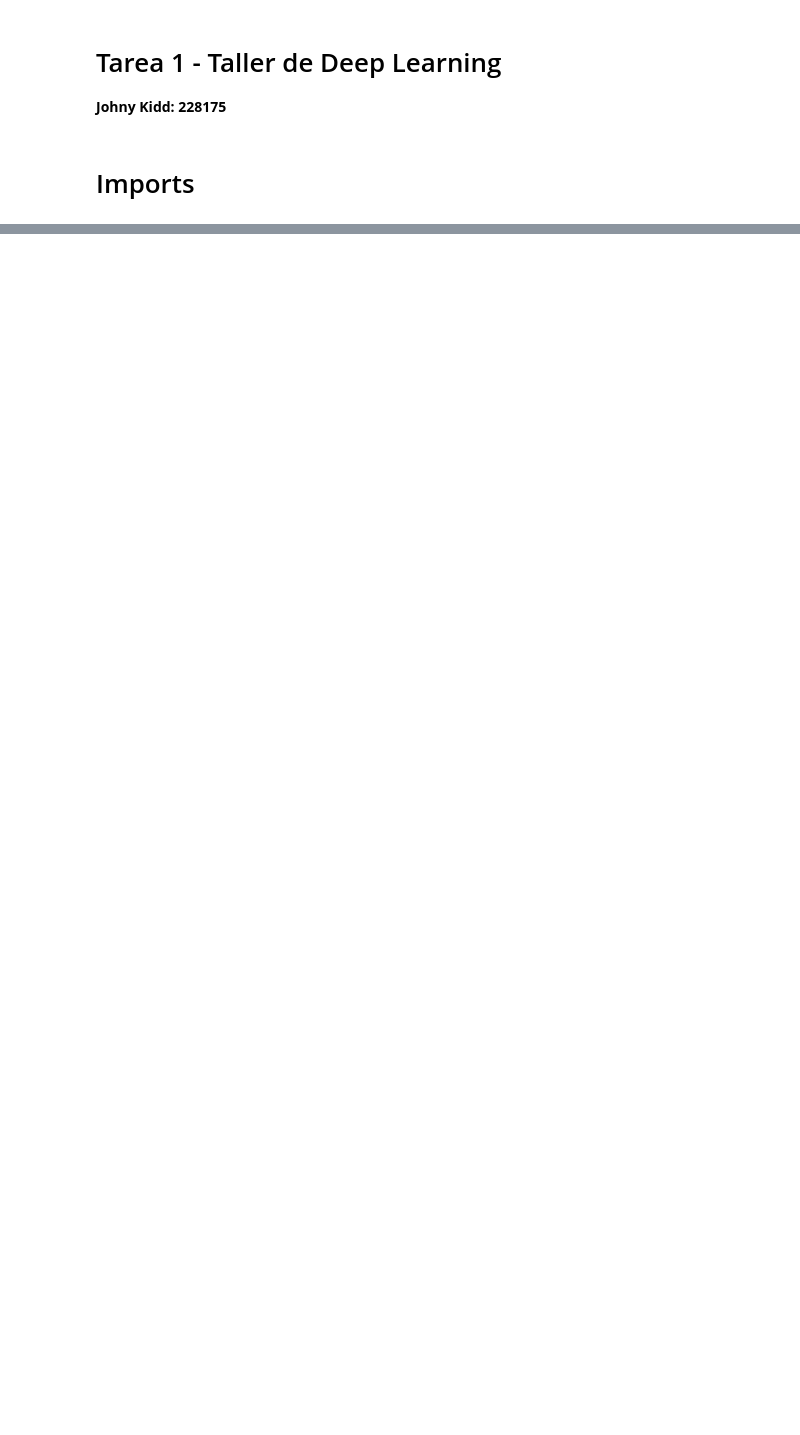
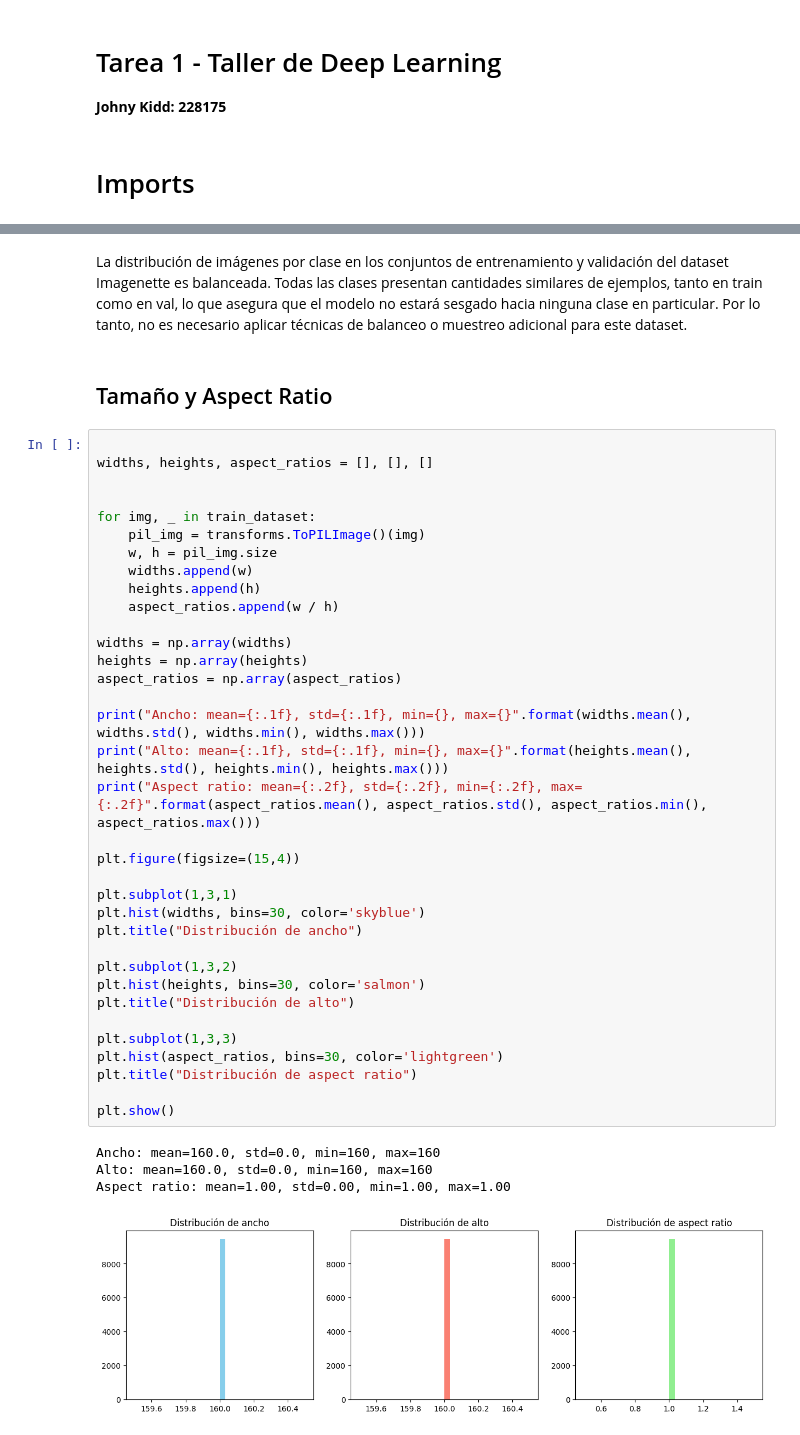
Before and after one commit to kidnixt/imagenette, a Jupyter notebook: imagenette.ipynb, the cells around one changed output, grey strips where cells are left out. Cells and saved outputs as stored; diff of their text form; blank space fills up the shorter version.

```diff
--- a/imagenette.ipynb
+++ b/imagenette.ipynb
@@ -46,0 +152,44 @@ True
+# %% [markdown]
+La distribución de imágenes por clase en los conjuntos de entrenamiento y validación del dataset Imagenette es balanceada. Todas las clases presentan cantidades similares de ejemplos, tanto en train como en val, lo que asegura que el modelo no estará sesgado hacia ninguna clase en particular. Por lo tanto, no es necesario aplicar técnicas de balanceo o muestreo adicional para este dataset.
+# %% [markdown]
+## Tamaño y Aspect Ratio
+# %%
+
+widths, heights, aspect_ratios = [], [], []
+
+
+for img, _ in train_dataset:
+    pil_img = transforms.ToPILImage()(img)
+    w, h = pil_img.size
+    widths.append(w)
+    heights.append(h)
+    aspect_ratios.append(w / h)
+
+widths = np.array(widths)
+heights = np.array(heights)
+aspect_ratios = np.array(aspect_ratios)
+
+print("Ancho: mean={:.1f}, std={:.1f}, min={}, max={}".format(widths.mean(), widths.std(), widths.min(), widths.max()))
+print("Alto: mean={:.1f}, std={:.1f}, min={}, max={}".format(heights.mean(), heights.std(), heights.min(), heights.max()))
+print("Aspect ratio: mean={:.2f}, std={:.2f}, min={:.2f}, max={:.2f}".format(aspect_ratios.mean(), aspect_ratios.std(), aspect_ratios.min(), aspect_ratios.max()))
+
+plt.figure(figsize=(15,4))
+
+plt.subplot(1,3,1)
+plt.hist(widths, bins=30, color='skyblue')
+plt.title("Distribución de ancho")
+
+plt.subplot(1,3,2)
+plt.hist(heights, bins=30, color='salmon')
+plt.title("Distribución de alto")
+
+plt.subplot(1,3,3)
+plt.hist(aspect_ratios, bins=30, color='lightgreen')
+plt.title("Distribución de aspect ratio")
+
+plt.show()
+# %% [output]
+Ancho: mean=160.0, std=0.0, min=160, max=160
+Alto: mean=160.0, std=0.0, min=160, max=160
+Aspect ratio: mean=1.00, std=0.00, min=1.00, max=1.00
+[figure, added]
```
Also changed, not shown: parts of 22 cells of this notebook, 3 other files.
